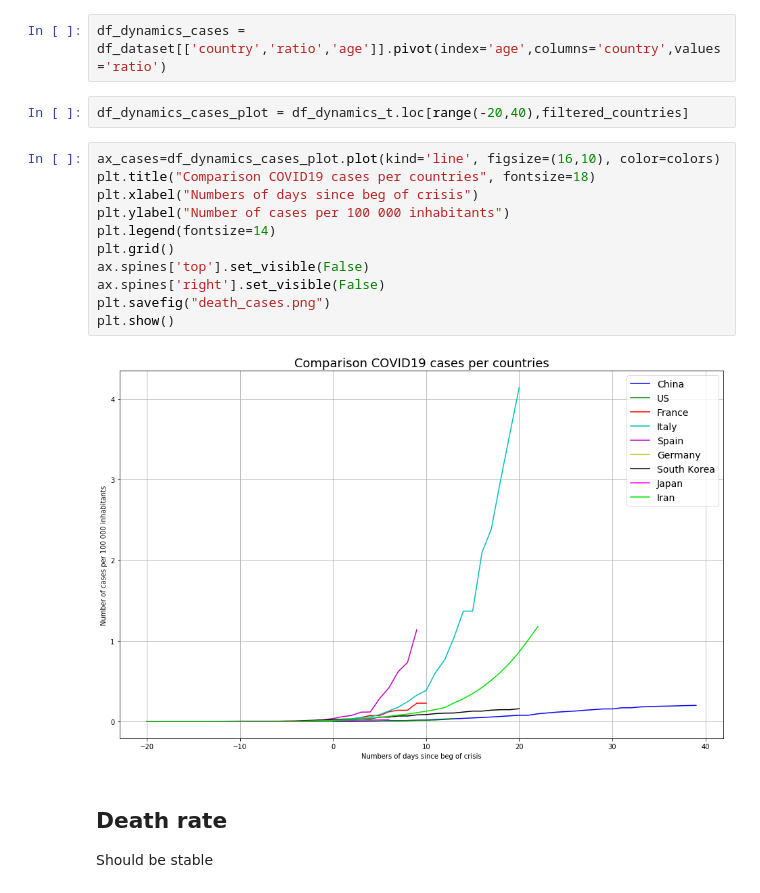
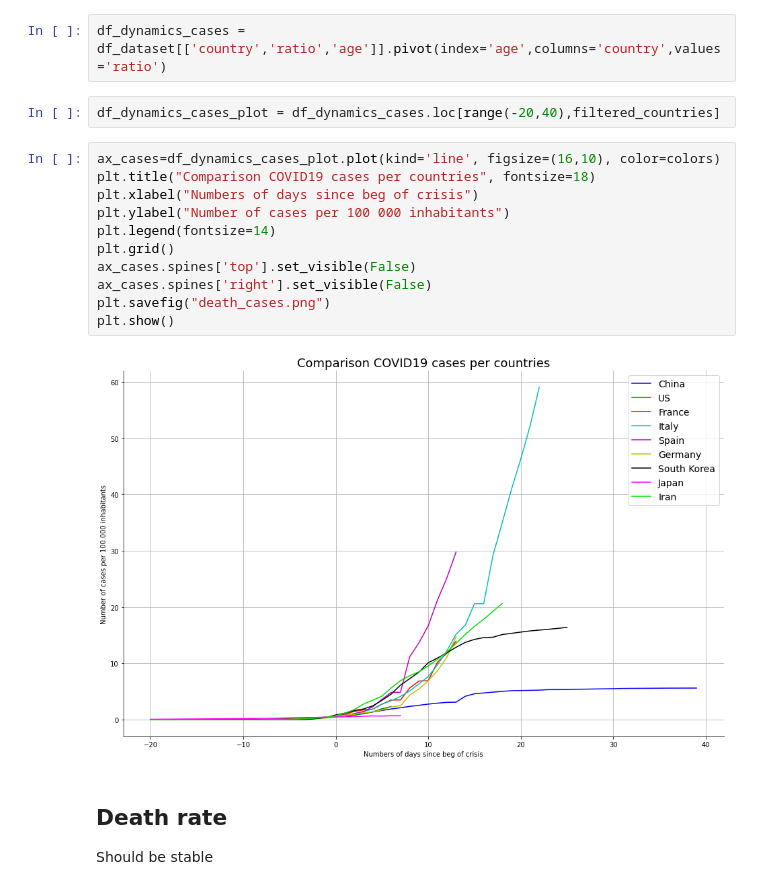
Before and after one commit to makiwara-fr/covid19-analyse, a Jupyter notebook: COVID_analyse.ipynb, the cells around one changed output. Saved outputs shown, nothing was run; the diff lists cells and outputs as text.

```diff
--- a/COVID_analyse.ipynb
+++ b/COVID_analyse.ipynb
@@ -76,20 +76,20 @@ plt.show()
 # %%
 df_dynamics_cases = df_dataset[['country','ratio','age']].pivot(index='age',columns='country',values='ratio')
 # %%
-df_dynamics_cases_plot = df_dynamics_t.loc[range(-20,40),filtered_countries]
+df_dynamics_cases_plot = df_dynamics_cases.loc[range(-20,40),filtered_countries]
 # %%
 ax_cases=df_dynamics_cases_plot.plot(kind='line', figsize=(16,10), color=colors)
 plt.title("Comparison COVID19 cases per countries", fontsize=18)
 plt.xlabel("Numbers of days since beg of crisis")
 plt.ylabel("Number of cases per 100 000 inhabitants")
 plt.legend(fontsize=14)
 plt.grid()
-ax.spines['top'].set_visible(False)
-ax.spines['right'].set_visible(False)
+ax_cases.spines['top'].set_visible(False)
+ax_cases.spines['right'].set_visible(False)
 plt.savefig("death_cases.png")
 plt.show()
 # %% [output]
-[figure, old version]
+[figure, new version]
 # %% [markdown]
 ## Death rate
 Should be stable
```
Also changed, not shown: parts of 4 cells of this notebook, 5 other files.
